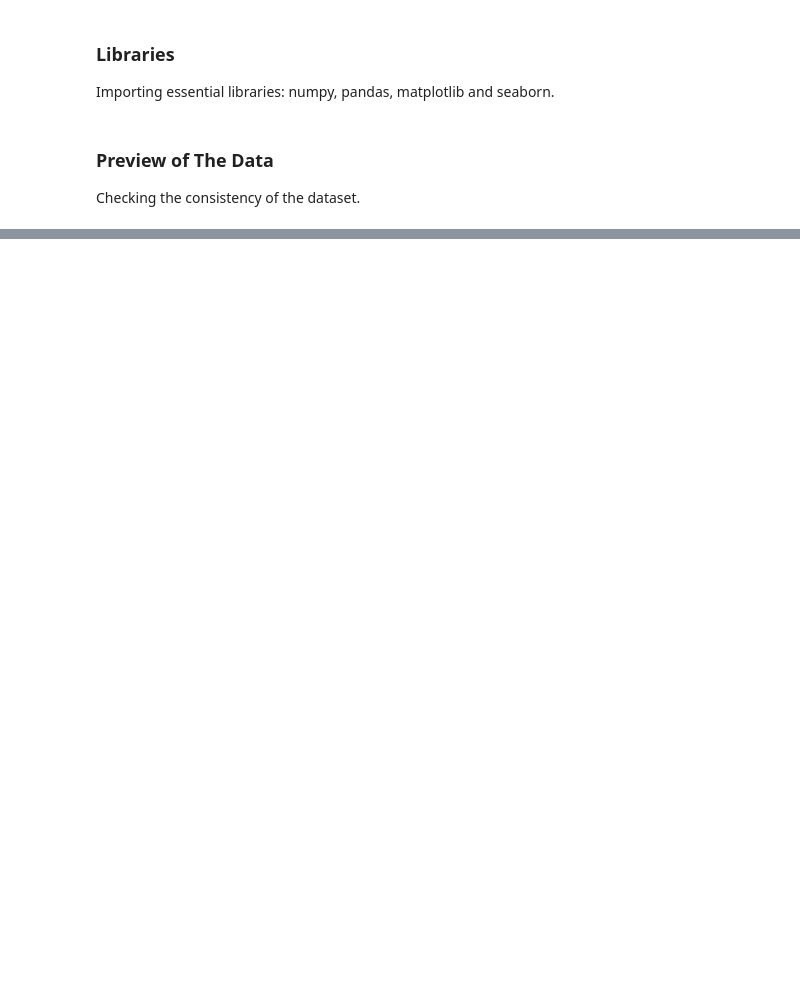
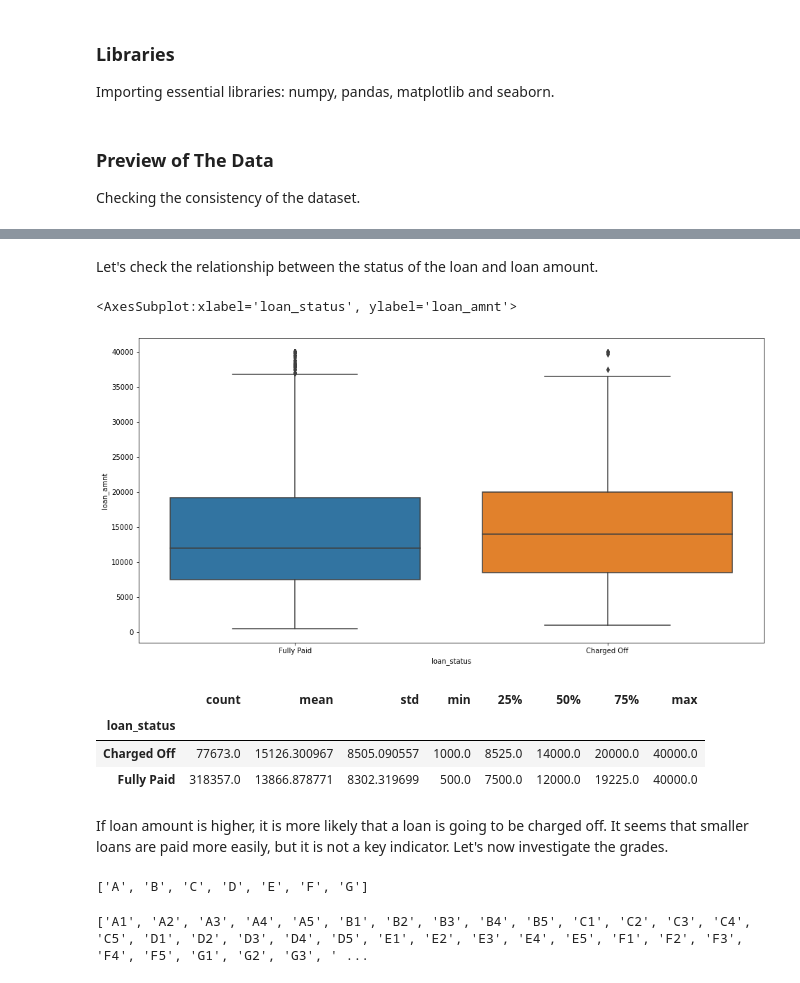
Before and after one commit to islazykv/data-science, a Jupyter notebook: machine-learning/general/loans.ipynb, the cells around one changed output, grey strips where cells are left out. Drawn from its saved outputs; the diff is of its cells as text; code cells hidden in the pictures; blank space fills up the shorter version.

```diff
--- a/machine-learning/general/loans.ipynb
+++ b/machine-learning/general/loans.ipynb
@@ -49,0 +155,26 @@ Checking the consistency of the dataset.
+# %% [markdown]
+Let's check the relationship between the status of the loan and loan amount.
+# %%
+sns.boxplot(data=df, x='loan_status', y='loan_amnt')
+# %% [output]
+<AxesSubplot:xlabel='loan_status', ylabel='loan_amnt'>
+[figure, added]
+# %%
+df.groupby(by='loan_status')['loan_amnt'].describe()
+# %% [output]
+|  | count | mean | std | min | 25% | 50% | 75% | max |
+| loan_status |  |  |  |  |  |  |  |  |
+| Charged Off | 77673.0 | 15126.300967 | 8505.090557 | 1000.0 | 8525.0 | 14000.0 | 20000.0 | 40000.0 |
+| Fully Paid | 318357.0 | 13866.878771 | 8302.319699 | 500.0 | 7500.0 | 12000.0 | 19225.0 | 40000.0 |
+# %% [markdown]
+If loan amount is higher, it is more likely that a loan is going to be charged off. It seems that smaller loans are paid more easily, but it is not a key indicator. Let's now investigate the grades.
+# %%
+grade_order = list(df['grade'].sort_values().unique())
+print(grade_order)
+# %% [output]
+['A', 'B', 'C', 'D', 'E', 'F', 'G']
+# %%
+sub_grade_order = list(df['sub_grade'].sort_values().unique())
+print(sub_grade_order)
+# %% [output]
+['A1', 'A2', 'A3', 'A4', 'A5', 'B1', 'B2', 'B3', 'B4', 'B5', 'C1', 'C2', 'C3', 'C4', 'C5', 'D1', 'D2', 'D3', 'D4', 'D5', 'E1', 'E2', 'E3', 'E4', 'E5', 'F1', 'F2', 'F3', 'F4', 'F5', 'G1', 'G2', 'G3', ' ...
```
Also changed, not shown: parts of 52 cells of this notebook, 2 other files.
